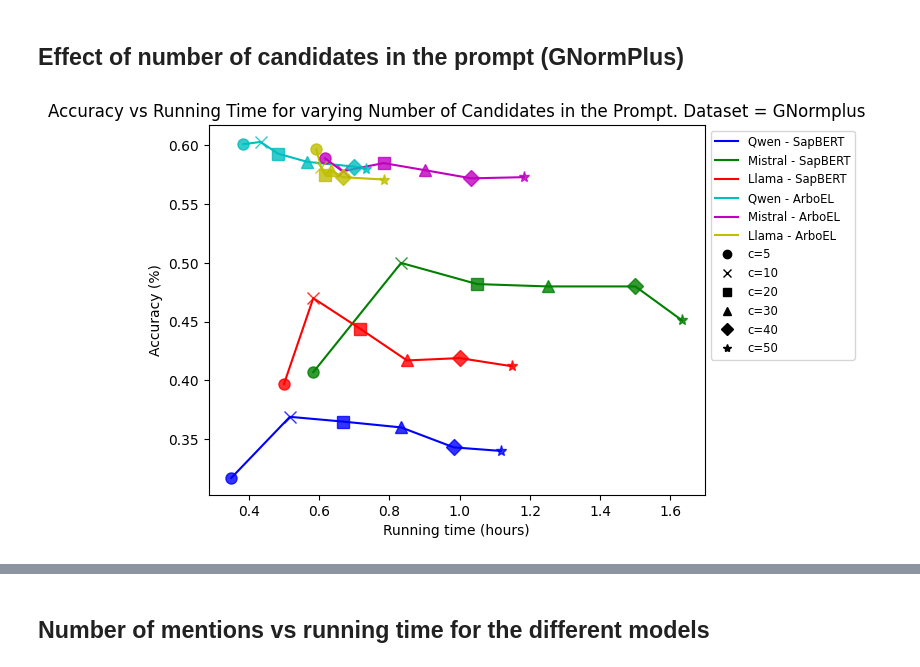
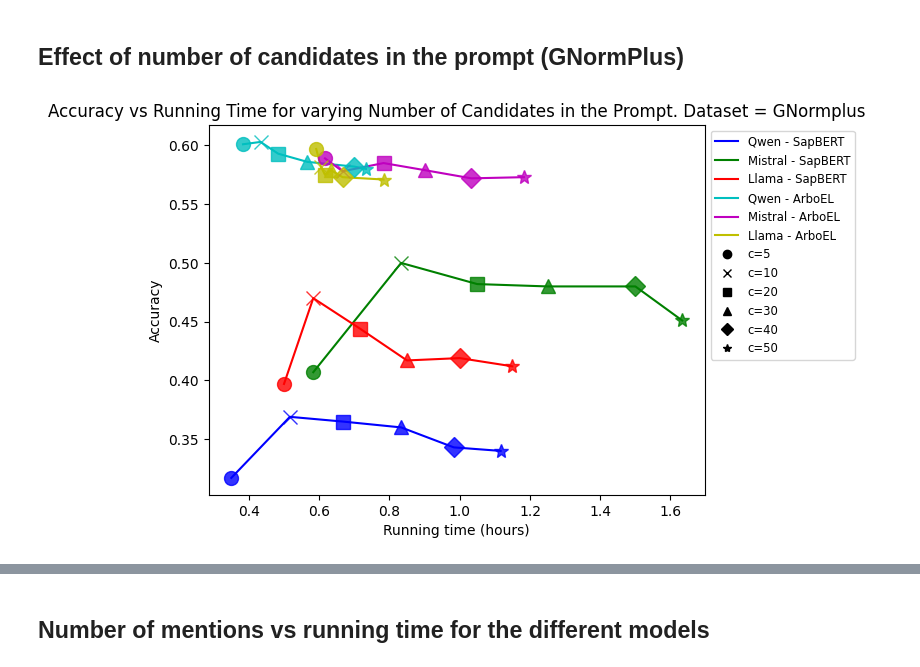
Before and after one commit to ChristopheYe/llm_disambiguator, a Jupyter notebook: src/LLM_disambiguator.ipynb, the cells around one changed output, grey strips where cells are left out. Saved outputs shown, nothing was run; the diff lists cells and outputs as text; code cells hidden in the pictures.

```diff
--- a/src/LLM_disambiguator.ipynb
+++ b/src/LLM_disambiguator.ipynb
@@ -1085,13 +1091,13 @@ ax.plot(mistral_time_arboel, mistral_acc_arboel, color=colors[4], linestyle='-',
 ax.plot(llama_time_arboel, llama_acc_arboel, color=colors[5], linestyle='-', label='Llama - ArboEL')
 
 # Plot each point separately with shared markers for the same index across curves
-for i in range(len(qwen_time_sapbert)):
-    ax.plot(qwen_time_sapbert[i], qwen_acc_sapbert[i], marker=markers[i], color=colors[0], linestyle='None', alpha=0.8, markersize=8)
-    ax.plot(mistral_time_sapbert[i], mistral_acc_sapbert[i], marker=markers[i], color=colors[1], linestyle='None', alpha=0.8, markersize=8)
-    ax.plot(llama_time_sapbert[i], llama_acc_sapbert[i], marker=markers[i], color=colors[2], linestyle='None', alpha=0.8, markersize=8)
-    ax.plot(qwen_time_arboel[i], qwen_acc_arboel[i], marker=markers[i], color=colors[3], linestyle='None', alpha=0.8, markersize=8)
-    ax.plot(mistral_time_arboel[i], mistral_acc_arboel[i], marker=markers[i], color=colors[4], linestyle='None', alpha=0.8, markersize=8)
-    ax.plot(llama_time_arboel[i], llama_acc_arboel[i], marker=markers[i], color=colors[5], linestyle='None', alpha=0.8, markersize=8)
+for i in range(len(qwen_time_arboel)):
+    ax.plot(qwen_time_sapbert[i], qwen_acc_sapbert[i], marker=markers[i], color=colors[0], linestyle='None', alpha=0.8, markersize=10)
+    ax.plot(mistral_time_sapbert[i], mistral_acc_sapbert[i], marker=markers[i], color=colors[1], linestyle='None', alpha=0.8, markersize=10)
+    ax.plot(llama_time_sapbert[i], llama_acc_sapbert[i], marker=markers[i], color=colors[2], linestyle='None', alpha=0.8, markersize=10)
+    ax.plot(qwen_time_arboel[i], qwen_acc_arboel[i], marker=markers[i], color=colors[3], linestyle='None', alpha=0.8, markersize=10)
+    ax.plot(mistral_time_arboel[i], mistral_acc_arboel[i], marker=markers[i], color=colors[4], linestyle='None', alpha=0.8, markersize=10)
+    ax.plot(llama_time_arboel[i], llama_acc_arboel[i], marker=markers[i], color=colors[5], linestyle='None', alpha=0.8, markersize=10)
 
 # Add separate legend entries for each marker type
 for i, meaning in enumerate(marker_meanings):
@@ -1211,13 +1217,13 @@ ax.plot(mistral_time_arboel, mistral_acc_arboel, color=colors[4], linestyle='-',
 ax.plot(llama_time_arboel, llama_acc_arboel, color=colors[5], linestyle='-', label='Llama - ArboEL')
 
 # Plot each point separately with shared markers for the same index across curves
-for i in range(len(qwen_time_sapbert)):
-    ax.plot(qwen_time_sapbert[i], qwen_acc_sapbert[i], marker=markers[i], color=colors[0], linestyle='None', alpha=0.8, markersize=8)
-    ax.plot(mistral_time_sapbert[i], mistral_acc_sapbert[i], marker=markers[i], color=colors[1], linestyle='None', alpha=0.8, markersize=8)
-    ax.plot(llama_time_sapbert[i], llama_acc_sapbert[i], marker=markers[i], color=colors[2], linestyle='None', alpha=0.8, markersize=8)
-    ax.plot(qwen_time_arboel[i], qwen_acc_arboel[i], marker=markers[i], color=colors[3], linestyle='None', alpha=0.8, markersize=8)
-    ax.plot(mistral_time_arboel[i], mistral_acc_arboel[i], marker=markers[i], color=colors[4], linestyle='None', alpha=0.8, markersize=8)
-    ax.plot(llama_time_arboel[i], llama_acc_arboel[i], marker=markers[i], color=colors[5], linestyle='None', alpha=0.8, markersize=8)
+for i in range(len(qwen_time_arboel)):
+    ax.plot(qwen_time_sapbert[i], qwen_acc_sapbert[i], marker=markers[i], color=colors[0], linestyle='None', alpha=0.8, markersize=10)
+    ax.plot(mistral_time_sapbert[i], mistral_acc_sapbert[i], marker=markers[i], color=colors[1], linestyle='None', alpha=0.8, markersize=10)
+    ax.plot(llama_time_sapbert[i], llama_acc_sapbert[i], marker=markers[i], color=colors[2], linestyle='None', alpha=0.8, markersize=10)
+    ax.plot(qwen_time_arboel[i], qwen_acc_arboel[i], marker=markers[i], color=colors[3], linestyle='None', alpha=0.8, markersize=10)
+    ax.plot(mistral_time_arboel[i], mistral_acc_arboel[i], marker=markers[i], color=colors[4], linestyle='None', alpha=0.8, markersize=10)
+    ax.plot(llama_time_arboel[i], llama_acc_arboel[i], marker=markers[i], color=colors[5], linestyle='None', alpha=0.8, markersize=10)
 
 # Add separate legend entries for each marker type
 for i, meaning in enumerate(marker_meanings):
@@ -1263,38 +1269,38 @@ colors = ['b', 'g', 'r', 'c', 'm', 'y', 'k', 'orange', 'purple', 'brown']
 
 # Create figure and axes
 fig, ax = plt.subplots()
 
 # Plot entire curves to connect the points with lines
 ax.plot(qwen_time_sapbert, qwen_acc_sapbert, color=colors[0], linestyle='-', label='Qwen - SapBERT')
 ax.plot(mistral_time_sapbert, mistral_acc_sapbert, color=colors[1], linestyle='-', label='Mistral - SapBERT')
 ax.plot(llama_time_sapbert, llama_acc_sapbert, color=colors[2], linestyle='-', label='Llama - SapBERT')
 
 ax.plot(qwen_time_arboel, qwen_acc_arboel, color=colors[3], linestyle='-', label='Qwen - ArboEL')
 ax.plot(mistral_time_arboel, mistral_acc_arboel, color=colors[4], linestyle='-', label='Mistral - ArboEL')
 ax.plot(llama_time_arboel, llama_acc_arboel, color=colors[5], linestyle='-', label='Llama - ArboEL')
 
 # Plot each point separately with shared markers for the same index across curves
 for i in range(len(qwen_time_arboel)):
-    ax.plot(qwen_time_sapbert[i], qwen_acc_sapbert[i], marker=markers[i], color=colors[0], linestyle='None', alpha=0.8, markersize=8)
-    ax.plot(mistral_time_sapbert[i], mistral_acc_sapbert[i], marker=markers[i], color=colors[1], linestyle='None', alpha=0.8, markersize=8)
-    ax.plot(llama_time_sapbert[i], llama_acc_sapbert[i], marker=markers[i], color=colors[2], linestyle='None', alpha=0.8, markersize=8)
-    ax.plot(qwen_time_arboel[i], qwen_acc_arboel[i], marker=markers[i], color=colors[3], linestyle='None', alpha=0.8, markersize=8)
-    ax.plot(mistral_time_arboel[i], mistral_acc_arboel[i], marker=markers[i], color=colors[4], linestyle='None', alpha=0.8, markersize=8)
-    ax.plot(llama_time_arboel[i], llama_acc_arboel[i], marker=markers[i], color=colors[5], linestyle='None', alpha=0.8, markersize=8)
+    ax.plot(qwen_time_sapbert[i], qwen_acc_sapbert[i], marker=markers[i], color=colors[0], linestyle='None', alpha=0.8, markersize=10)
+    ax.plot(mistral_time_sapbert[i], mistral_acc_sapbert[i], marker=markers[i], color=colors[1], linestyle='None', alpha=0.8, markersize=10)
+    ax.plot(llama_time_sapbert[i], llama_acc_sapbert[i], marker=markers[i], color=colors[2], linestyle='None', alpha=0.8, markersize=10)
+    ax.plot(qwen_time_arboel[i], qwen_acc_arboel[i], marker=markers[i], color=colors[3], linestyle='None', alpha=0.8, markersize=10)
+    ax.plot(mistral_time_arboel[i], mistral_acc_arboel[i], marker=markers[i], color=colors[4], linestyle='None', alpha=0.8, markersize=10)
+    ax.plot(llama_time_arboel[i], llama_acc_arboel[i], marker=markers[i], color=colors[5], linestyle='None', alpha=0.8, markersize=10)
 
 # Add separate legend entries for each marker type
 for i, meaning in enumerate(marker_meanings):
     ax.plot([], [], marker=markers[i], color='black', linestyle='None', label=meaning)
 
 # Adding labels and title
 ax.set_xlabel('Running time (hours)')
-ax.set_ylabel('Accuracy (%)')
+ax.set_ylabel('Accuracy')
 ax.set_title('Accuracy vs Running Time for varying Number of Candidates in the Prompt. Dataset = GNormplus')
 
 # Adding a legend
 ax.legend(loc='upper left', bbox_to_anchor=(1, 1), fontsize='small')
 
 # Display the plot
 plt.show()
 # %% [output]
-[figure, old version]
+[figure, new version]
```
Also changed, not shown: parts of 5 cells of this notebook, 2 other files.
